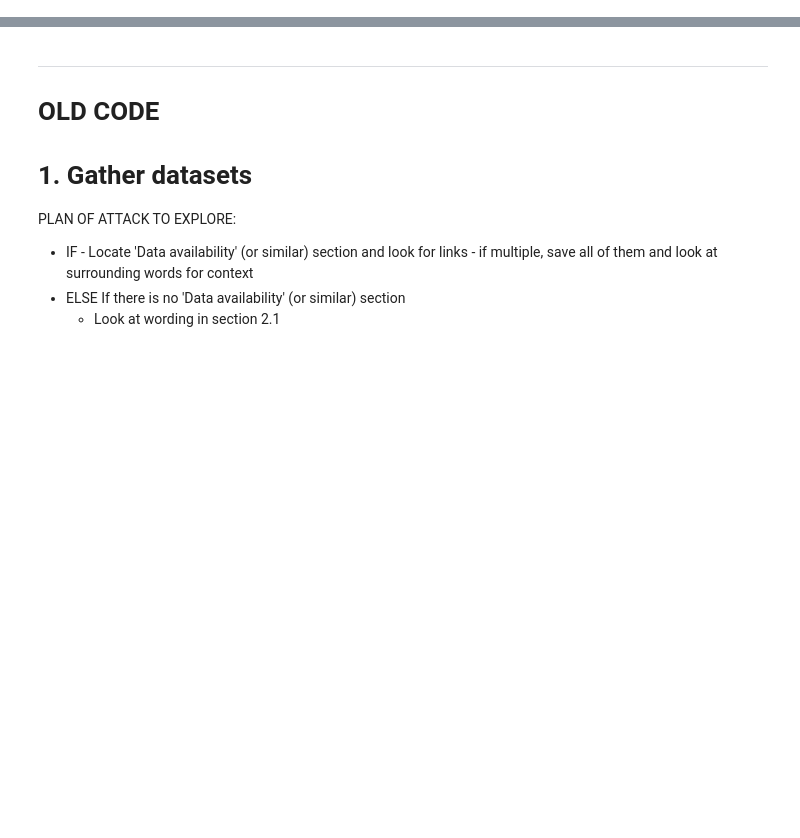
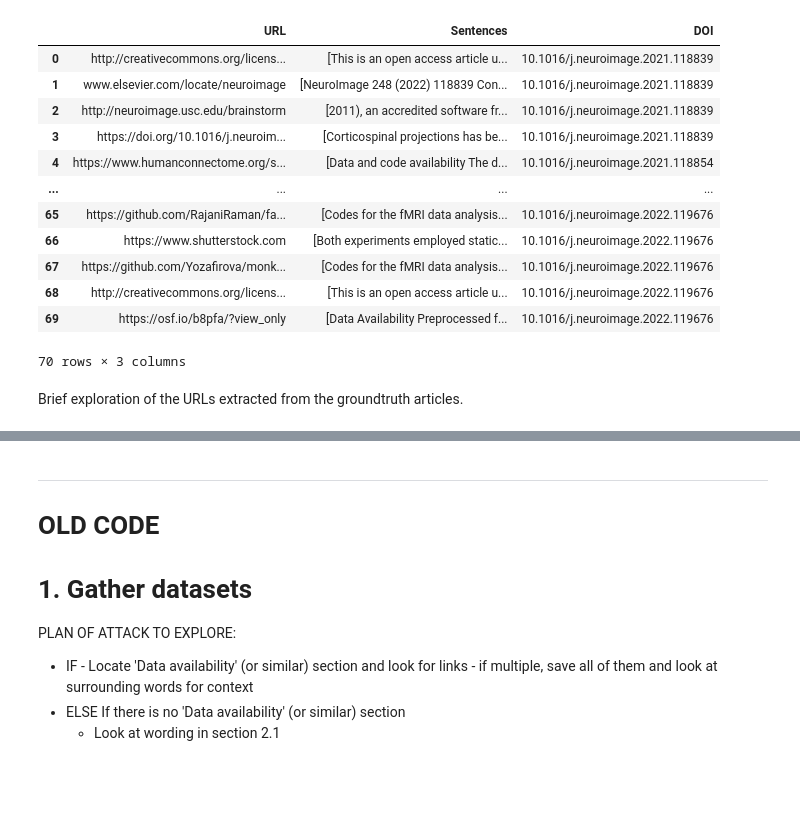
Before and after one commit to phantomloe/Thesis, a Jupyter notebook: Code/datasets_v4.ipynb, the cells around one changed output, grey strips where cells are left out. Saved outputs shown, nothing was run; the diff lists cells and outputs as text; code cells hidden in the pictures; blank space fills up the shorter version.

```diff
--- a/Code/datasets_v4.ipynb
+++ b/Code/datasets_v4.ipynb
@@ -319,0 +656,18 @@ results_df['Section'].loc[1]
+# %%
+automatic_groundtruth_df
+# %% [output]
+|  | URL | Sentences | DOI |
+| 0 | http://creativecommons.org/licens... | [This is an open access article u... | 10.1016/j.neuroimage.2021.118839 |
+| 1 | www.elsevier.com/locate/neuroimage | [NeuroImage 248 (2022) 118839 Con... | 10.1016/j.neuroimage.2021.118839 |
+| 2 | http://neuroimage.usc.edu/brainstorm | [2011), an accredited software fr... | 10.1016/j.neuroimage.2021.118839 |
+| 3 | https://doi.org/10.1016/j.neuroim... | [Corticospinal projections has be... | 10.1016/j.neuroimage.2021.118839 |
+| 4 | https://www.humanconnectome.org/s... | [Data and code availability The d... | 10.1016/j.neuroimage.2021.118854 |
+| ... | ... | ... | ... |
+| 65 | https://github.com/RajaniRaman/fa... | [Codes for the fMRI data analysis... | 10.1016/j.neuroimage.2022.119676 |
+| 66 | https://www.shutterstock.com | [Both experiments employed static... | 10.1016/j.neuroimage.2022.119676 |
+| 67 | https://github.com/Yozaﬁrova/monk... | [Codes for the fMRI data analysis... | 10.1016/j.neuroimage.2022.119676 |
+| 68 | http://creativecommons.org/licens... | [This is an open access article u... | 10.1016/j.neuroimage.2022.119676 |
+| 69 | https://osf.io/b8pfa/?view_only | [Data Availability Preprocessed f... | 10.1016/j.neuroimage.2022.119676 |
+70 rows × 3 columns
+# %% [markdown]
+Brief exploration of the URLs extracted from the groundtruth articles.
```
Also changed, not shown: parts of 113 cells of this notebook, 6 other files.
